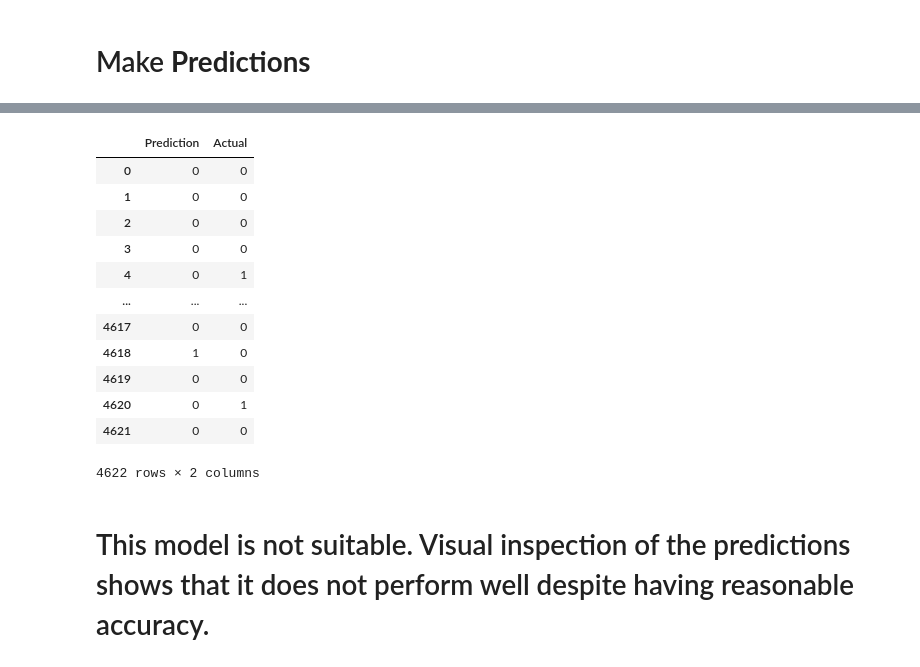
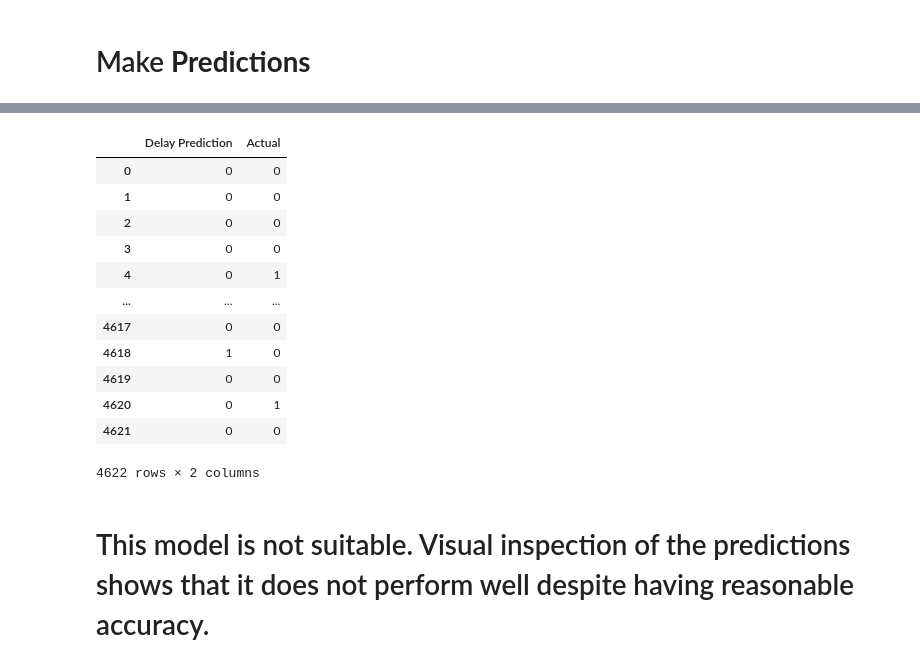
Before and after one commit to NicoleLund/flight_delay_prediction, a Jupyter notebook: data_manipulation_modeling/investigate_models/b_random_forest_all_y.ipynb, the cells around one changed output, grey strips where cells are left out. Cells and saved outputs as stored; diff of their text form; code cells hidden in the pictures.

Commit message:
Show predictions for all output fields

```diff
--- a/data_manipulation_modeling/investigate_models/b_random_forest_all_y.ipynb
+++ b/data_manipulation_modeling/investigate_models/b_random_forest_all_y.ipynb
@@ -109,8 +157,7 @@ Random Forest Score:
 # %%
-predictions = model.predict(X_test)
-pd.DataFrame({"Prediction": predictions[:,2], "Actual": y_test.DELAY})
+pd.DataFrame({"Delay Prediction": predictions[:,2], "Actual": y_test.DELAY})
 # %% [output]
-|  | Prediction | Actual |
+|  | Delay Prediction | Actual |
 | 0 | 0 | 0 |
 | 1 | 0 | 0 |
 | 2 | 0 | 0 |
```
Also changed, not shown: parts of 3 cells of this notebook.
